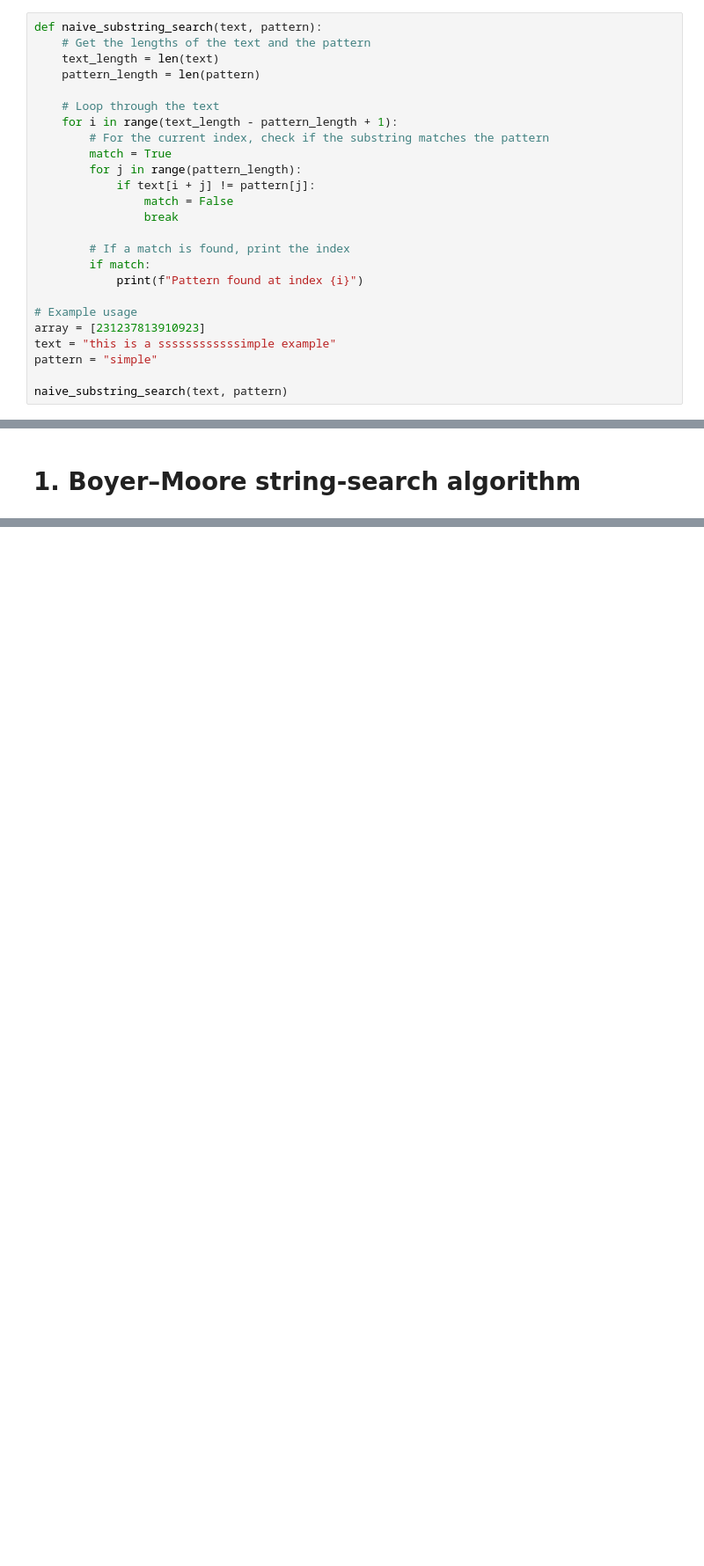
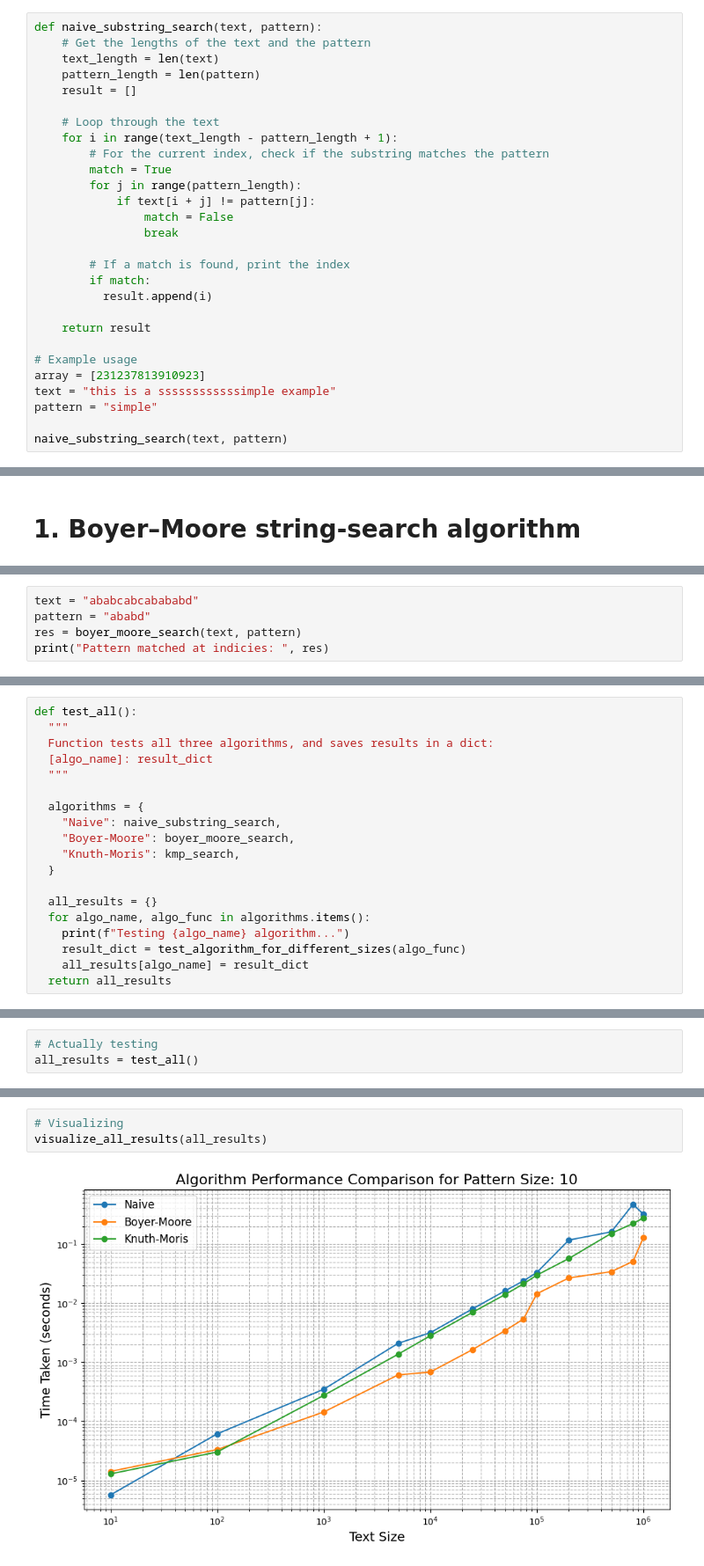
Before and after one commit to havriutkin/ddl-copmilers-course-2024, a Jupyter notebook: HaystackNeedle.ipynb, the cells around one changed output, grey strips where cells are left out. Shown at 88% size. Cells and saved outputs as stored; diff of their text form; blank space fills up the shorter version.

```diff
--- a/HaystackNeedle.ipynb
+++ b/HaystackNeedle.ipynb
@@ -9,6 +9,7 @@ def naive_substring_search(text, pattern):
     # Get the lengths of the text and the pattern
     text_length = len(text)
     pattern_length = len(pattern)
+    result = []
 
     # Loop through the text
     for i in range(text_length - pattern_length + 1):
@@ -21,7 +22,9 @@ def naive_substring_search(text, pattern):
 
         # If a match is found, print the index
         if match:
-            print(f"Pattern found at index {i}")
+          result.append(i)
+
+    return result
 
 # Example usage
 array = [231237813910923]
@@ -333,0 +416,5 @@ plot_performance(text_lengths, {"Naive-Search1":times})
+# %%
+text = "ababcabcabababd"
+pattern = "ababd"
+res = boyer_moore_search(text, pattern)
+print("Pattern matched at indicies: ", res)
@@ -336,0 +574,19 @@ plot_performance(text_lengths, {"Naive-Search1":times})
+# %%
+def test_all():
+  """
+  Function tests all three algorithms, and saves results in a dict:
+  [algo_name]: result_dict
+  """
+
+  algorithms = {
+    "Naive": naive_substring_search,
+    "Boyer-Moore": boyer_moore_search,
+    "Knuth-Moris": kmp_search,
+  }
+
+  all_results = {}
+  for algo_name, algo_func in algorithms.items():
+    print(f"Testing {algo_name} algorithm...")
+    result_dict = test_algorithm_for_different_sizes(algo_func)
+    all_results[algo_name] = result_dict
+  return all_results
@@ -336,0 +646,3 @@ plot_performance(text_lengths, {"Naive-Search1":times})
+# %%
+# Actually testing
+all_results = test_all()
@@ -336,0 +653,5 @@ plot_performance(text_lengths, {"Naive-Search1":times})
+# %%
+# Visualizing
+visualize_all_results(all_results)
+# %% [output]
+[figure, added]
```
Also changed, not shown: parts of 17 cells of this notebook.
